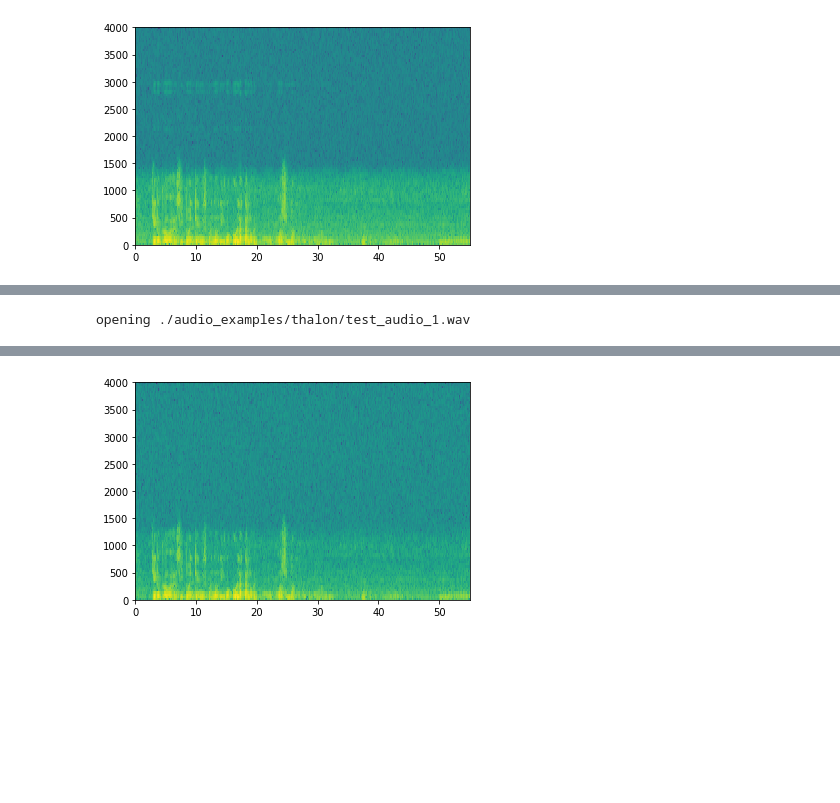
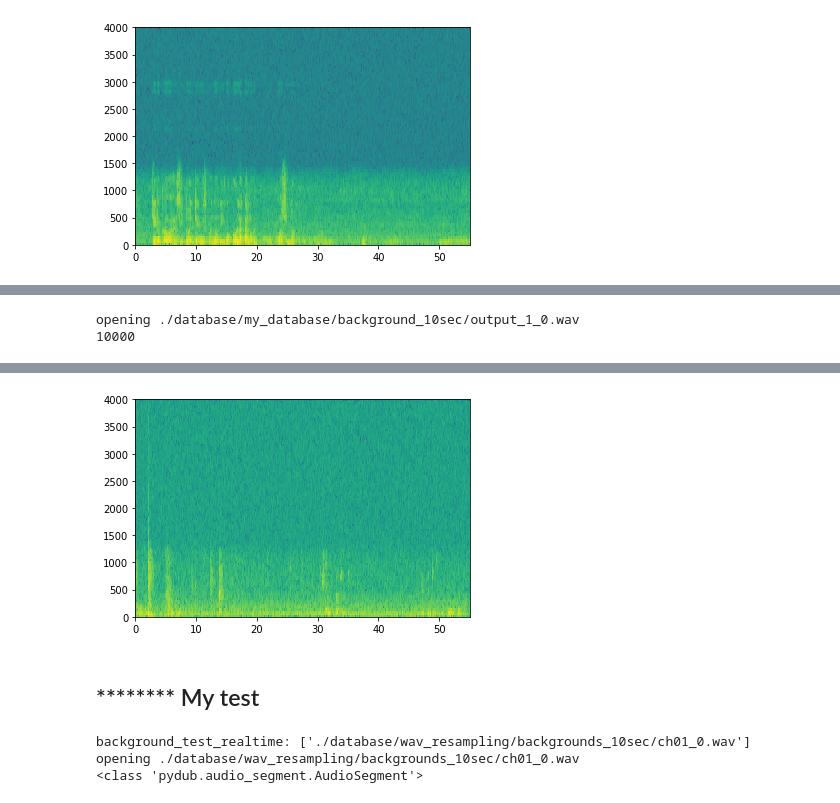
Before and after one commit to jcgarciaca/trigger_word_detection_thalon, a Jupyter notebook: create_testing_background.ipynb, the cells around one changed output, grey strips where cells are left out. Drawn from its saved outputs; the diff is of its cells as text; code cells hidden in the pictures; blank space fills up the shorter version.

```diff
--- a/create_testing_background.ipynb
+++ b/create_testing_background.ipynb
@@ -76,12 +78,15 @@ segment_time: (0, 10000)
 # %%
-audio_org = './audio_examples/thalon/test_audio_1.wav'
+audio_org = './database/my_database/background_10sec/output_1_0.wav'
 audio_list = []
 if os.path.exists(audio_org):
     audio_list.append(audio_org)
 background = load_raw_data(audio_list)
 background = background[0] - 20
 background = match_target_amplitude(background, -20.0)
-file_handle = background.export("./audio_examples/thalon/test_audio_2_mod.wav", format="wav")
-x = graph_spectrogram("./audio_examples/thalon/test_audio_2_mod.wav")
+file_handle = background.export("./database/my_database/testing_audio.wav", format="wav")
+x = graph_spectrogram("./database/my_database/testing_audio.wav")
+print(len(background))
+IPython.display.Audio("./database/my_database/testing_audio.wav")
 # %% [output]
-opening ./audio_examples/thalon/test_audio_1.wav
+opening ./database/my_database/background_10sec/output_1_0.wav
+10000
@@ -88 +94,13 @@ opening ./audio_examples/thalon/test_audio_1.wav
-[figure, old version]
+[figure, new version]
+# %% [markdown]
+## ******** My test
+# %%
+background_test_realtime = []
+background_test_realtime.append('./database/wav_resampling/backgrounds_10sec/ch01_0.wav')
+print('background_test_realtime:', background_test_realtime)
+background = load_raw_data(background_test_realtime)
+print(type(background[0]))
+# %% [output]
+background_test_realtime: ['./database/wav_resampling/backgrounds_10sec/ch01_0.wav']
+opening ./database/wav_resampling/backgrounds_10sec/ch01_0.wav
+<class 'pydub.audio_segment.AudioSegment'>
```
Also changed, not shown: parts of 3 cells of this notebook, 1 other file.
